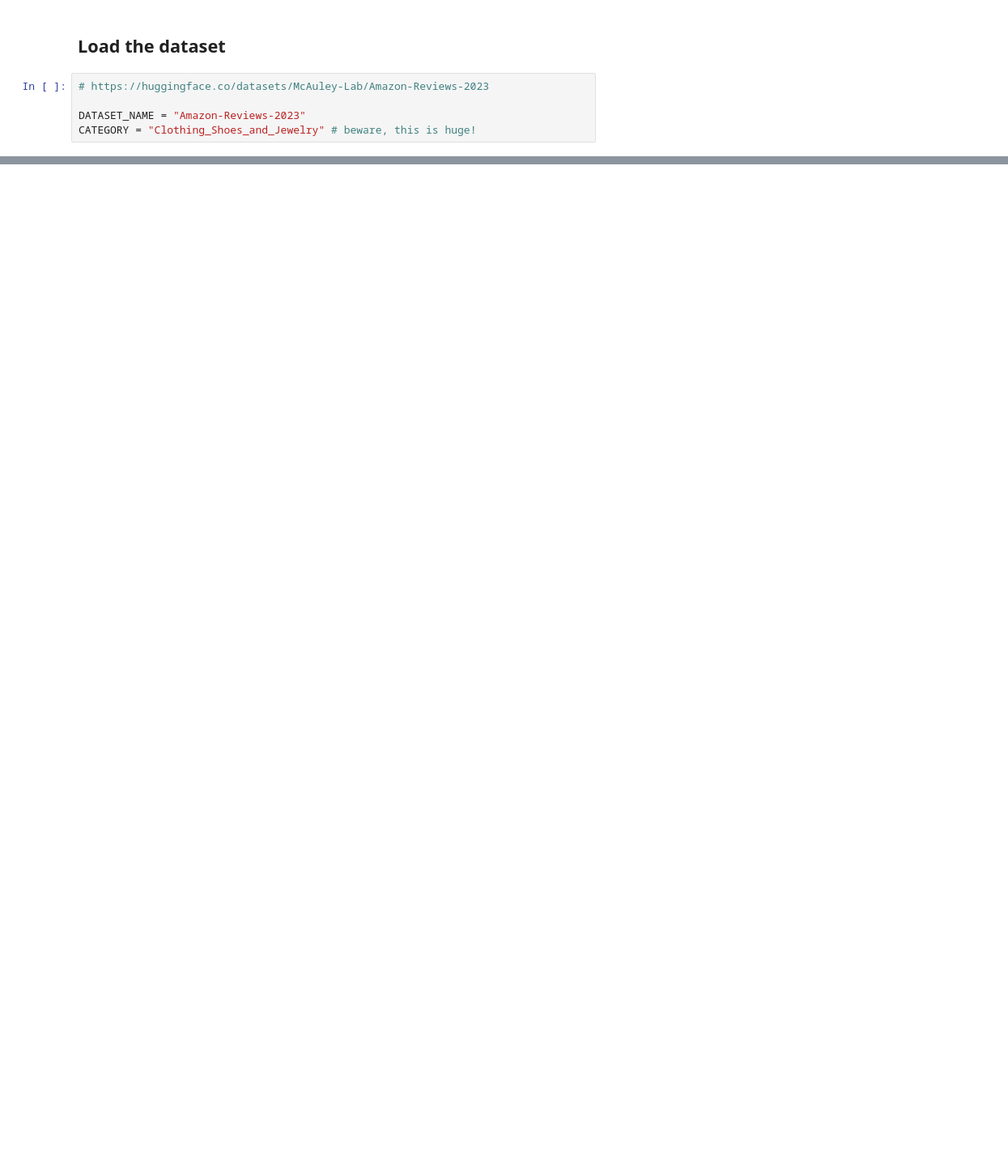
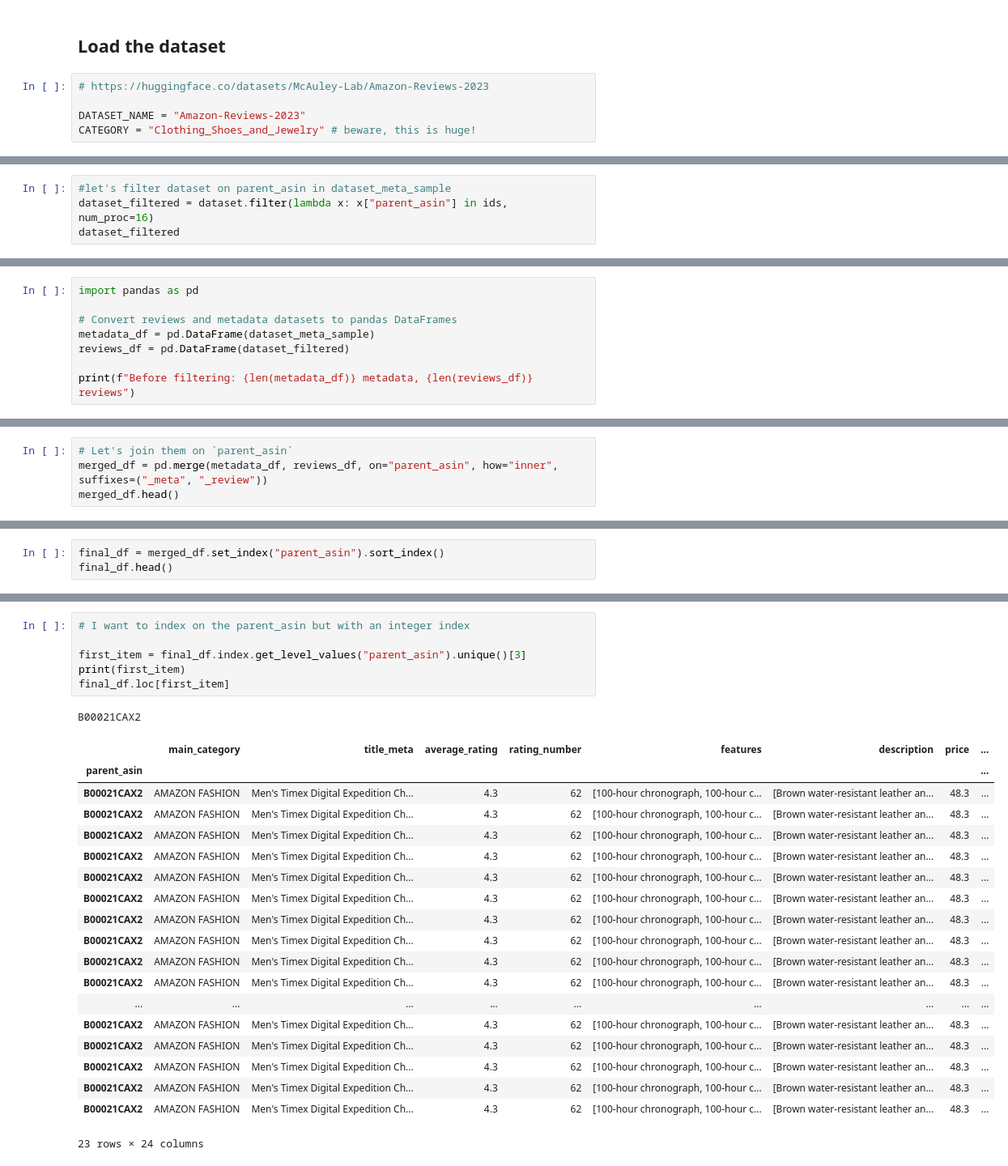
Before and after one commit to wandb/evalForge, a Jupyter notebook: notebooks/generate_product_data.ipynb, the cells around one changed output, grey strips where cells are left out. Shown at 81% size. Drawn from its saved outputs; the diff is of its cells as text; blank space fills up the shorter version.

Commit message:
amazon nb

```diff
--- a/notebooks/generate_product_data.ipynb
+++ b/notebooks/generate_product_data.ipynb
@@ -140,0 +88,4 @@ Name: title_meta, Length: 101, dtype: object
+# %%
+#let's filter dataset on parent_asin in dataset_meta_sample
+dataset_filtered = dataset.filter(lambda x: x["parent_asin"] in ids, num_proc=16)
+dataset_filtered
@@ -140,0 +99,8 @@ Name: title_meta, Length: 101, dtype: object
+# %%
+import pandas as pd
+
+# Convert reviews and metadata datasets to pandas DataFrames
+metadata_df = pd.DataFrame(dataset_meta_sample)
+reviews_df = pd.DataFrame(dataset_filtered)
+
+print(f"Before filtering: {len(metadata_df)} metadata, {len(reviews_df)} reviews")
@@ -140,0 +109,4 @@ Name: title_meta, Length: 101, dtype: object
+# %%
+# Let's join them on `parent_asin`
+merged_df = pd.merge(metadata_df, reviews_df, on="parent_asin", how="inner", suffixes=("_meta", "_review"))
+merged_df.head()
@@ -140,0 +125,3 @@ Name: title_meta, Length: 101, dtype: object
+# %%
+final_df = merged_df.set_index("parent_asin").sort_index()
+final_df.head()
@@ -140,0 +137,27 @@ Name: title_meta, Length: 101, dtype: object
+# %%
+# I want to index on the parent_asin but with an integer index
+
+first_item = final_df.index.get_level_values("parent_asin").unique()[3]
+print(first_item)
+final_df.loc[first_item]
+# %% [output]
+B00021CAX2
+|  | main_category | title_meta | average_rating | rating_number | features | description | price | ... |
+| parent_asin |  |  |  |  |  |  |  | ... |
+| B00021CAX2 | AMAZON FASHION | Men's Timex Digital Expedition Ch... | 4.3 | 62 | [100-hour chronograph, 100-hour c... | [Brown water-resistant leather an... | 48.3 | ... |
+| B00021CAX2 | AMAZON FASHION | Men's Timex Digital Expedition Ch... | 4.3 | 62 | [100-hour chronograph, 100-hour c... | [Brown water-resistant leather an... | 48.3 | ... |
+| B00021CAX2 | AMAZON FASHION | Men's Timex Digital Expedition Ch... | 4.3 | 62 | [100-hour chronograph, 100-hour c... | [Brown water-resistant leather an... | 48.3 | ... |
+| B00021CAX2 | AMAZON FASHION | Men's Timex Digital Expedition Ch... | 4.3 | 62 | [100-hour chronograph, 100-hour c... | [Brown water-resistant leather an... | 48.3 | ... |
+| B00021CAX2 | AMAZON FASHION | Men's Timex Digital Expedition Ch... | 4.3 | 62 | [100-hour chronograph, 100-hour c... | [Brown water-resistant leather an... | 48.3 | ... |
+| B00021CAX2 | AMAZON FASHION | Men's Timex Digital Expedition Ch... | 4.3 | 62 | [100-hour chronograph, 100-hour c... | [Brown water-resistant leather an... | 48.3 | ... |
+| B00021CAX2 | AMAZON FASHION | Men's Timex Digital Expedition Ch... | 4.3 | 62 | [100-hour chronograph, 100-hour c... | [Brown water-resistant leather an... | 48.3 | ... |
+| B00021CAX2 | AMAZON FASHION | Men's Timex Digital Expedition Ch... | 4.3 | 62 | [100-hour chronograph, 100-hour c... | [Brown water-resistant leather an... | 48.3 | ... |
+| B00021CAX2 | AMAZON FASHION | Men's Timex Digital Expedition Ch... | 4.3 | 62 | [100-hour chronograph, 100-hour c... | [Brown water-resistant leather an... | 48.3 | ... |
+| B00021CAX2 | AMAZON FASHION | Men's Timex Digital Expedition Ch... | 4.3 | 62 | [100-hour chronograph, 100-hour c... | [Brown water-resistant leather an... | 48.3 | ... |
+| ... | ... | ... | ... | ... | ... | ... | ... | ... |
+| B00021CAX2 | AMAZON FASHION | Men's Timex Digital Expedition Ch... | 4.3 | 62 | [100-hour chronograph, 100-hour c... | [Brown water-resistant leather an... | 48.3 | ... |
+| B00021CAX2 | AMAZON FASHION | Men's Timex Digital Expedition Ch... | 4.3 | 62 | [100-hour chronograph, 100-hour c... | [Brown water-resistant leather an... | 48.3 | ... |
+| B00021CAX2 | AMAZON FASHION | Men's Timex Digital Expedition Ch... | 4.3 | 62 | [100-hour chronograph, 100-hour c... | [Brown water-resistant leather an... | 48.3 | ... |
+| B00021CAX2 | AMAZON FASHION | Men's Timex Digital Expedition Ch... | 4.3 | 62 | [100-hour chronograph, 100-hour c... | [Brown water-resistant leather an... | 48.3 | ... |
+| B00021CAX2 | AMAZON FASHION | Men's Timex Digital Expedition Ch... | 4.3 | 62 | [100-hour chronograph, 100-hour c... | [Brown water-resistant leather an... | 48.3 | ... |
+23 rows × 24 columns
```
Also changed, not shown: parts of 19 cells of this notebook.
